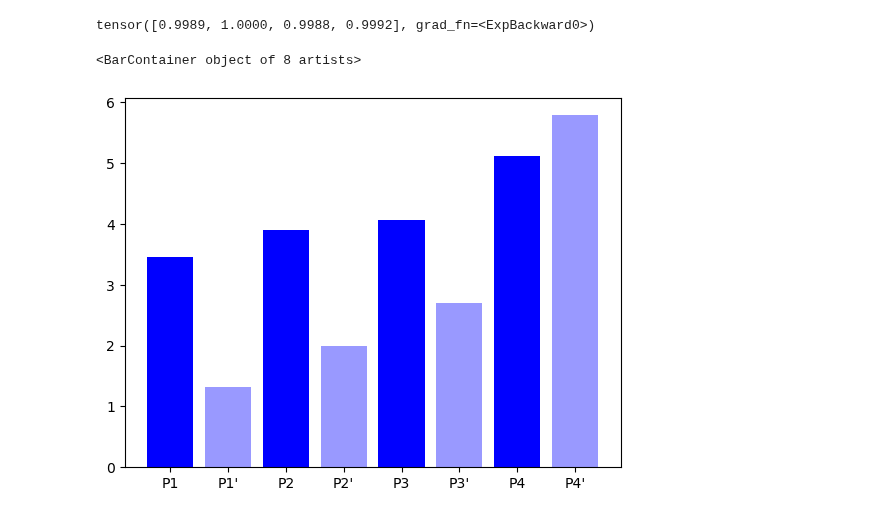
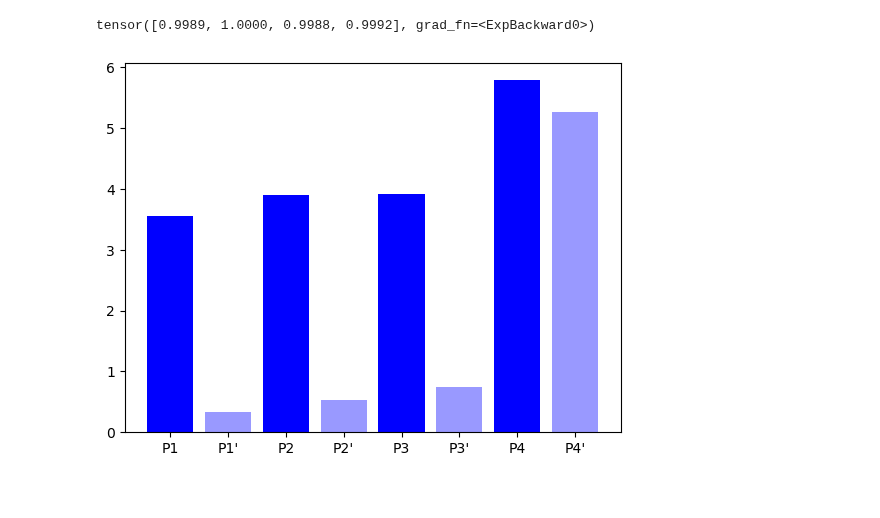
Before and after one commit to BastosLab/surprisal_regression, a Jupyter notebook: notebooks/C31-ses-230609/PFC/evaluate_full.ipynb, the cells around one changed output. Drawn from its saved outputs; the diff is of its cells as text; code cells hidden in the pictures.

Commit message:
notebooks.C31-ses-230609.PFC: plot reconstructions by trial type
Signed-off-by: Eli Sennesh <eli.sennesh@vanderbilt.edu>

```diff
--- a/notebooks/C31-ses-230609/PFC/evaluate_full.ipynb
+++ b/notebooks/C31-ses-230609/PFC/evaluate_full.ipynb
@@ -64,24 +64,41 @@ tensor([0.9989, 1.0000, 0.9988, 0.9992], grad_fn=<ExpBackward0>)
 with torch.no_grad():
     originals = []
     reconstructions = []
+    regressor = []
 
     for b, (muae, regressors) in tqdm(enumerate(objects['datamodule'].test_dataloader())):
         _, predictions, _ = objects['model'].model_step((muae, regressors))
 
         originals.append(muae)
         reconstructions.append(predictions.mean(dim=0))
+        regressor.append(regressors)
 
     originals = torch.cat(originals, dim=0)
     reconstructions = torch.cat(reconstructions, dim=0)
+    regressors = torch.cat(regressor, dim=0)
+# %%
+def lo_trials():
+    return torch.isclose(regressors[:, :, 3], -torch.tensor([[1, 1, 1, 0.8]], dtype=torch.double).log2()).all(dim=-1).argwhere().flatten(0, 1)
+
+def go_trials():
+    return torch.isclose(regressors[:, :, 3], -torch.tensor([[1, 1, 1, 0.2]], dtype=torch.double).log2()).all(dim=-1).argwhere().flatten(0, 1)
+
+def rndctrl_trials():
+    return torch.isclose(regressors[:, :, 3], -torch.tensor([[0.5, 0.5, 0.5, 0.5]], dtype=torch.double).log2()).all(dim=-1).argwhere().flatten(0, 1)
+
+def seqctrl_trials():
+    return torch.isclose(regressors[:, :, 3], -torch.tensor([[1., 1., 1., 1.]], dtype=torch.double).log2()).all(dim=-1).argwhere().flatten(0, 1)
+# %%
+def comparison_plot(trials):
+    heights = []
+    all_originals = originals[trials, :].mean(dim=0)
+    all_reconstructions = reconstructions[trials, :].mean(dim=0)
+
+    for p in range(4):
+        heights = heights + [all_originals[p].item(), all_reconstructions[p].item()]
+
+    plt.bar(["P1", "P1'", "P2", "P2'", "P3", "P3'", "P4", "P4'"], heights, color=[('b', 1.), ('b', 0.4), ('b', 1.), ('b', 0.4), ('b', 1.), ('b', 0.4), ('b', 1.), ('b', 0.4)])
 # %%
-heights = []
-all_originals = originals.mean(dim=0)
-all_reconstructions = reconstructions.mean(dim=0)
-
-for p in range(4):
-    heights = heights + [all_originals[p].item(), all_reconstructions[p].item()]
-
-plt.bar(["P1", "P1'", "P2", "P2'", "P3", "P3'", "P4", "P4'"], heights, color=[('b', 1.), ('b', 0.4), ('b', 1.), ('b', 0.4), ('b', 1.), ('b', 0.4), ('b', 1.), ('b', 0.4)])
+comparison_plot(lo_trials())
 # %% [output]
-<BarContainer object of 8 artists>
-[figure, old version]
+[figure, new version]
```
Also changed, not shown: parts of 4 cells of this notebook, 1 other file.
